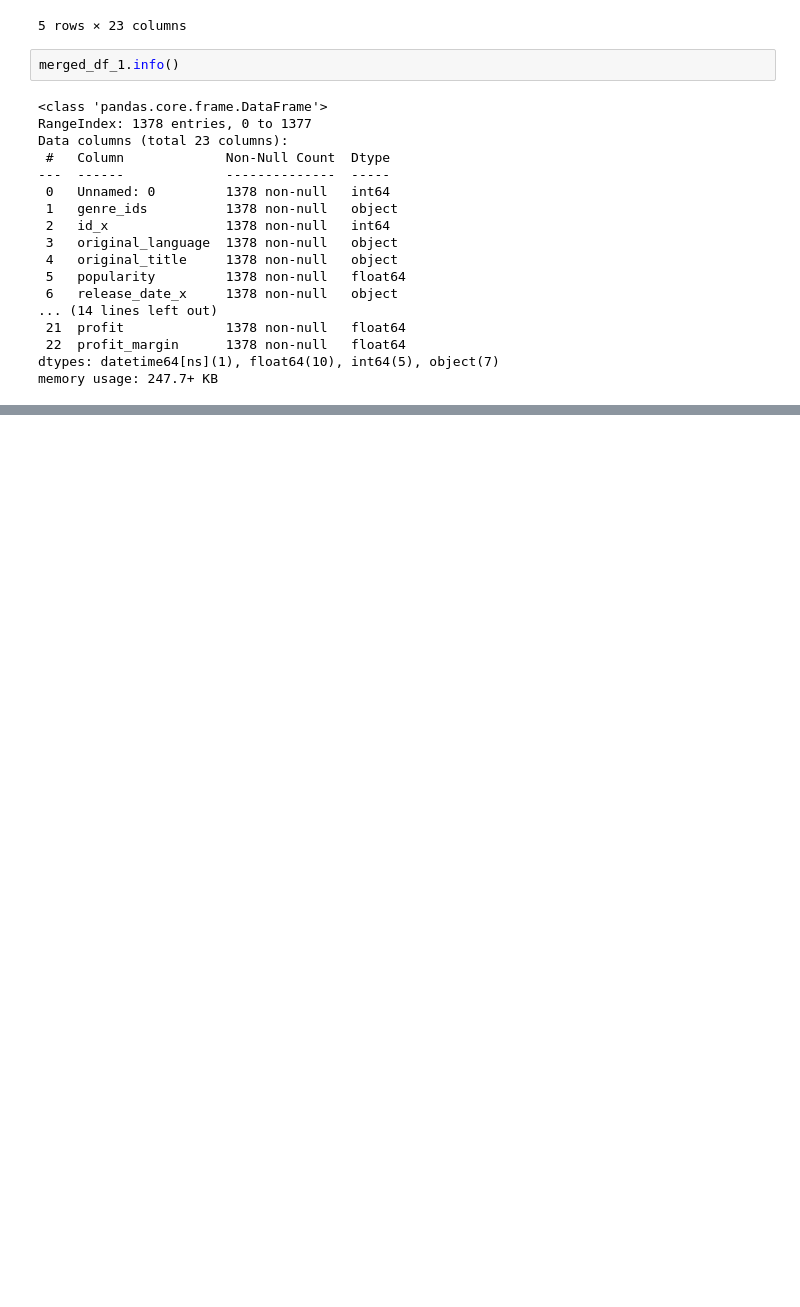
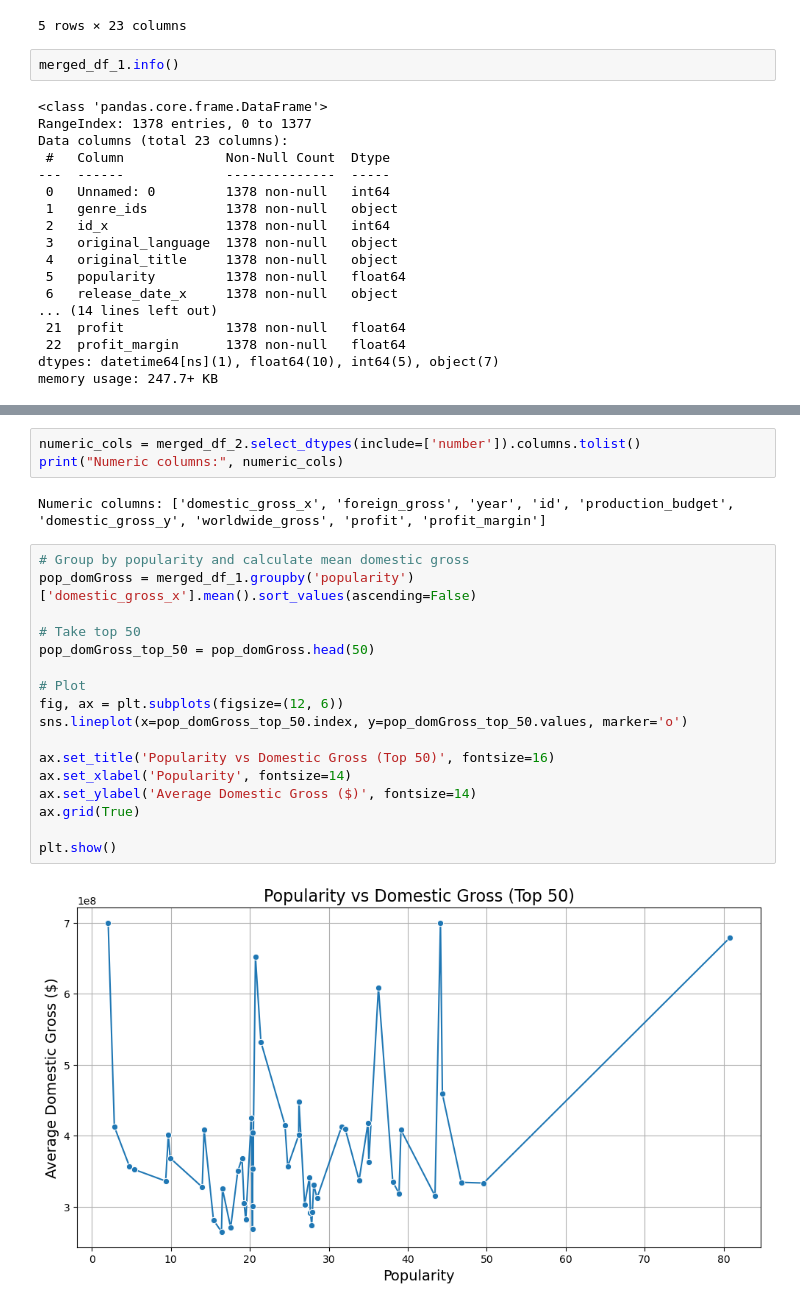
Before and after one commit to FrancisNdirangu/Phase-2-Project, a Jupyter notebook: student.ipynb, the cells around one changed output, grey strips where cells are left out. Saved outputs shown, nothing was run; the diff lists cells and outputs as text; blank space fills up the shorter version.

Commit message:
first merge

```diff
--- a/student.ipynb
+++ b/student.ipynb
@@ -930,0 +1040,24 @@ memory usage: 247.7+ KB
+# %%
+numeric_cols = merged_df_2.select_dtypes(include=['number']).columns.tolist()
+print("Numeric columns:", numeric_cols)
+# %% [output]
+Numeric columns: ['domestic_gross_x', 'foreign_gross', 'year', 'id', 'production_budget', 'domestic_gross_y', 'worldwide_gross', 'profit', 'profit_margin']
+# %%
+# Group by popularity and calculate mean domestic gross
+pop_domGross = merged_df_1.groupby('popularity')['domestic_gross_x'].mean().sort_values(ascending=False)
+
+# Take top 50
+pop_domGross_top_50 = pop_domGross.head(50)
+
+# Plot
+fig, ax = plt.subplots(figsize=(12, 6))
+sns.lineplot(x=pop_domGross_top_50.index, y=pop_domGross_top_50.values, marker='o')
+
+ax.set_title('Popularity vs Domestic Gross (Top 50)', fontsize=16)
+ax.set_xlabel('Popularity', fontsize=14)
+ax.set_ylabel('Average Domestic Gross ($)', fontsize=14)
+ax.grid(True)
+
+plt.show()
+# %% [output]
+[figure, added]
```
Also changed, not shown: parts of 17 cells of this notebook, 2 other files.
